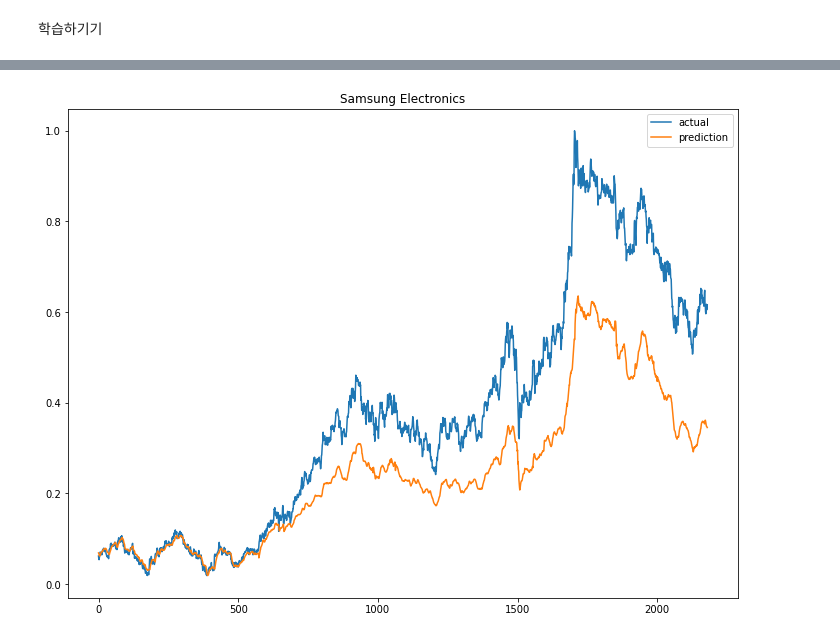
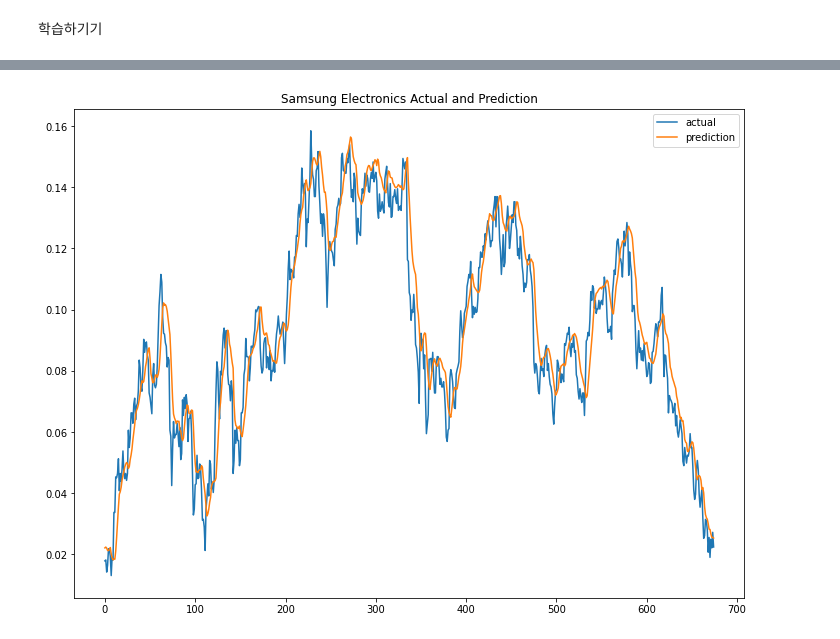
Before and after one commit to callor/Callor-DeepLearning-2022, a Jupyter notebook: 삼성전자주가예측_v2.ipynb, the cells around one changed output, grey strips where cells are left out. Drawn from its saved outputs; the diff is of its cells as text; code cells hidden in the pictures.

```diff
--- a/삼성전자주가예측_v2.ipynb
+++ b/삼성전자주가예측_v2.ipynb
@@ -105,6 +149,6 @@ feature_list & label list를 분리한다.
 # %%
-TEST_SIZE = 2200
-
-train = df_scaled[:-TEST_SIZE]
-test = df_scaled[-TEST_SIZE:]
+TEST_SIZE = 2000
+train = df_scaled[-TEST_SIZE:]
+test = df_scaled[:-TEST_SIZE]
+print(train.shape, test.shape)
 # %% [output]
@@ -123,13 +180,13 @@ from sklearn.model_selection import train_test_split
 
 # Open	High	Low	Close	Adj Close	Volume	Year
 feature_cols = ['Open', 'High', 'Low', 'Volume']
-label_cols = ['Adj Close']
+label_cols = ['Close']
 
 train_feature = train[feature_cols]
 train_label = train[label_cols]
 
+# train feature 과 train label 로 분리하기
+# 100개의 validation 데이터 제외하고
 train_feature, train_label = make_dataset(train_feature, train_label, 20)
-
-x_train, x_valid, y_train, y_valid = train_test_split(train_feature, train_label, test_size=0.2)
-x_train.shape, x_valid.shape
+print(train_feature.shape, train_label.shape)
 # %% [output]
@@ -153,23 +217,32 @@ test_feature.shape, test_label.shape
 # %%
 from keras.models import Sequential
-from keras.layers import Dense
+from keras.layers import Dense, Dropout
+from keras.layers import Embedding
 from keras.callbacks import EarlyStopping, ModelCheckpoint
 from keras.layers import LSTM
 
+# 모델 생성성
 model = Sequential()
-model.add(LSTM(16,
-               input_shape=(train_feature.shape[1], train_feature.shape[2]),
-               activation='relu',
-               return_sequences=False)
-          )
 
-model.add(Dense(1))
+max_feature = 2900
+# 모델에 LSTM layer 추가
+# model.add(Embedding(max_feature, output_dim=256))
+model.add(LSTM(16,input_shape=(train_feature.shape[1], train_feature.shape[2])))
+model.add(Dropout(0.01))
+model.add(Dense(1, activation='relu'))
+
+# model.compile(loss='binary_crossentropy',
+#               optimizer='rmsprop',
+#               metrics=['accuracy'])
+model.compile(loss='mean_squared_error', optimizer='adam', metrics=['accuracy'])
+# model.add(LSTM(16,input_shape=(train_feature.shape[1], train_feature.shape[2]),activation='relu',return_sequences=False)
+#           )
+
+# model.add(Dense(1))
 # %% [markdown]
 학습하기기
 # %%
 import os
-
-model.compile(loss='mean_squared_error', optimizer='adam')
 early_stop = EarlyStopping(monitor='val_loss', patience=5)
 
 model_path = 'model'
@@ -217,10 +299,10 @@ pred.shape
 # %%
 plt.figure(figsize=(12, 9))
 plt.plot(test_label, label = 'actual')
 plt.plot(pred, label = 'prediction')
-plt.title('Samsung Electronics')
+plt.title('Samsung Electronics Actual and Prediction')
 
 plt.legend()
 plt.show()
 # %% [output]
-[figure, old version]
+[figure, new version]
```
Also changed, not shown: parts of 26 cells of this notebook.
